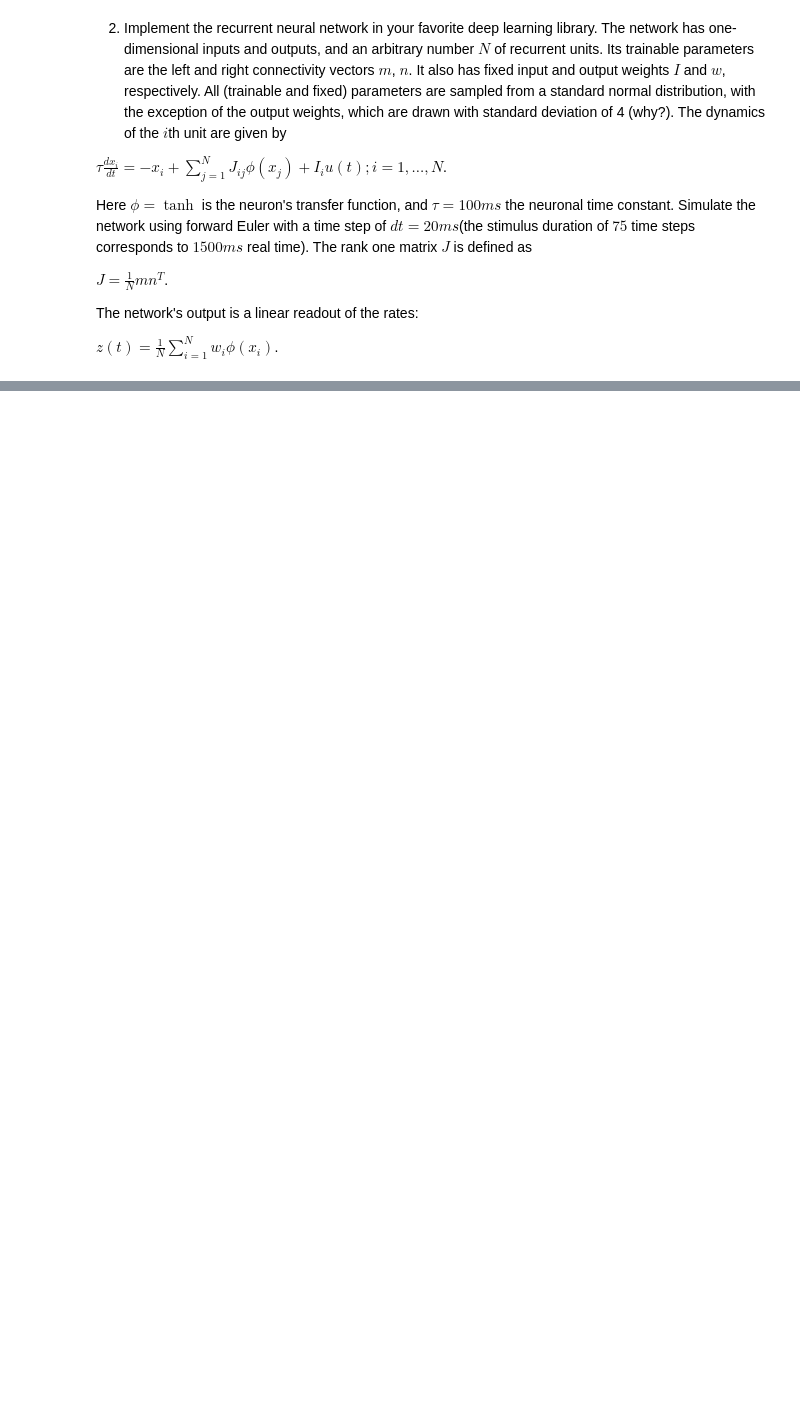
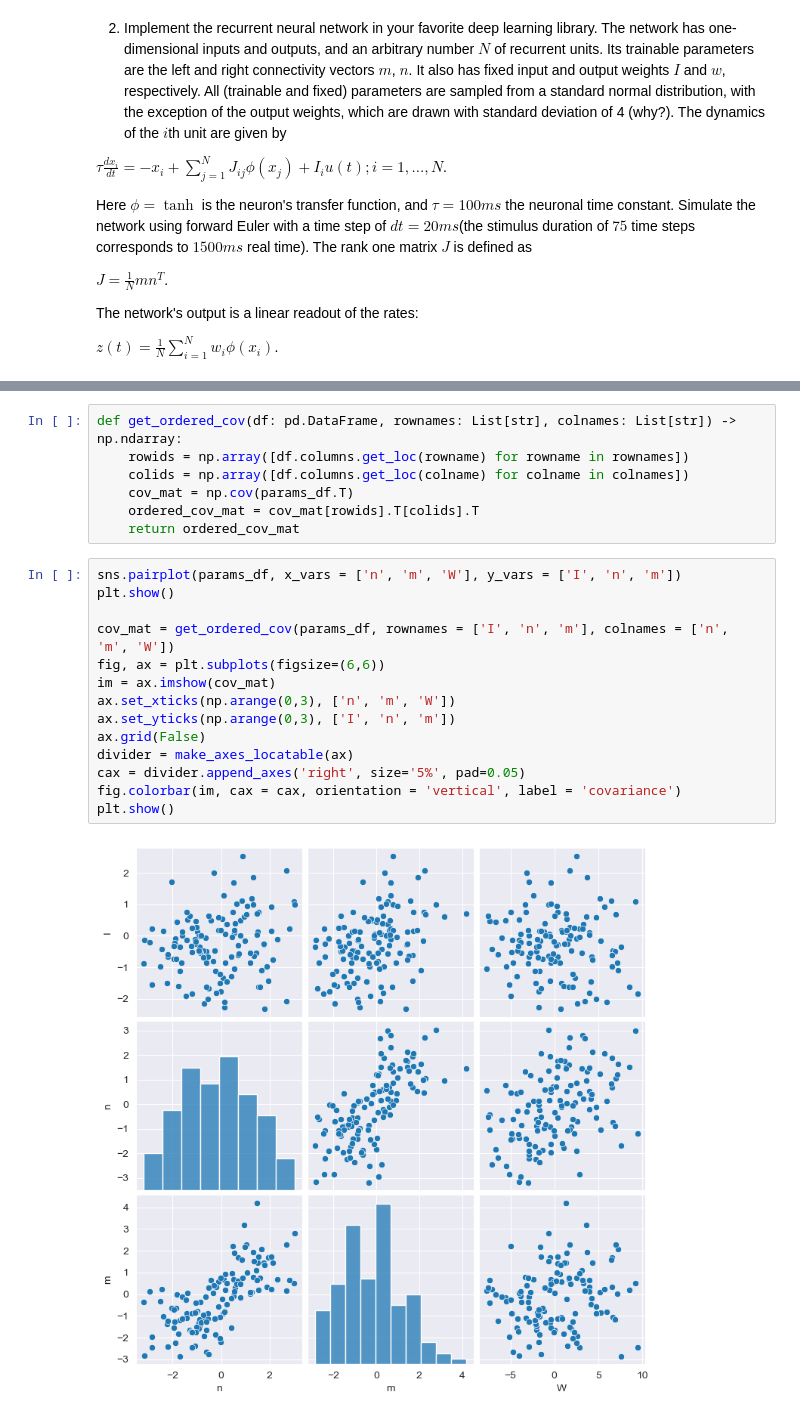
Before and after one commit to lfogarty98/mhbf_pt, a Jupyter notebook: Project/scratch.ipynb, the cells around one changed output, grey strips where cells are left out. Drawn from its saved outputs; the diff is of its cells as text; blank space fills up the shorter version.

```diff
--- a/Project/scratch.ipynb
+++ b/Project/scratch.ipynb
@@ -153,0 +208,23 @@ plt.plot(losses)
+# %%
+def get_ordered_cov(df: pd.DataFrame, rownames: List[str], colnames: List[str]) -> np.ndarray:
+    rowids = np.array([df.columns.get_loc(rowname) for rowname in rownames])
+    colids = np.array([df.columns.get_loc(colname) for colname in colnames])
+    cov_mat = np.cov(params_df.T)
+    ordered_cov_mat = cov_mat[rowids].T[colids].T
+    return ordered_cov_mat
+# %%
+sns.pairplot(params_df, x_vars = ['n', 'm', 'W'], y_vars = ['I', 'n', 'm'])
+plt.show()
+
+cov_mat = get_ordered_cov(params_df, rownames = ['I', 'n', 'm'], colnames = ['n', 'm', 'W'])
+fig, ax = plt.subplots(figsize=(6,6))
+im = ax.imshow(cov_mat)
+ax.set_xticks(np.arange(0,3), ['n', 'm', 'W'])
+ax.set_yticks(np.arange(0,3), ['I', 'n', 'm'])
+ax.grid(False)
+divider = make_axes_locatable(ax)
+cax = divider.append_axes('right', size='5%', pad=0.05)
+fig.colorbar(im, cax = cax, orientation = 'vertical', label = 'covariance')
+plt.show()
+# %% [output]
+[figure, added]
```
Also changed, not shown: parts of 21 cells of this notebook.
